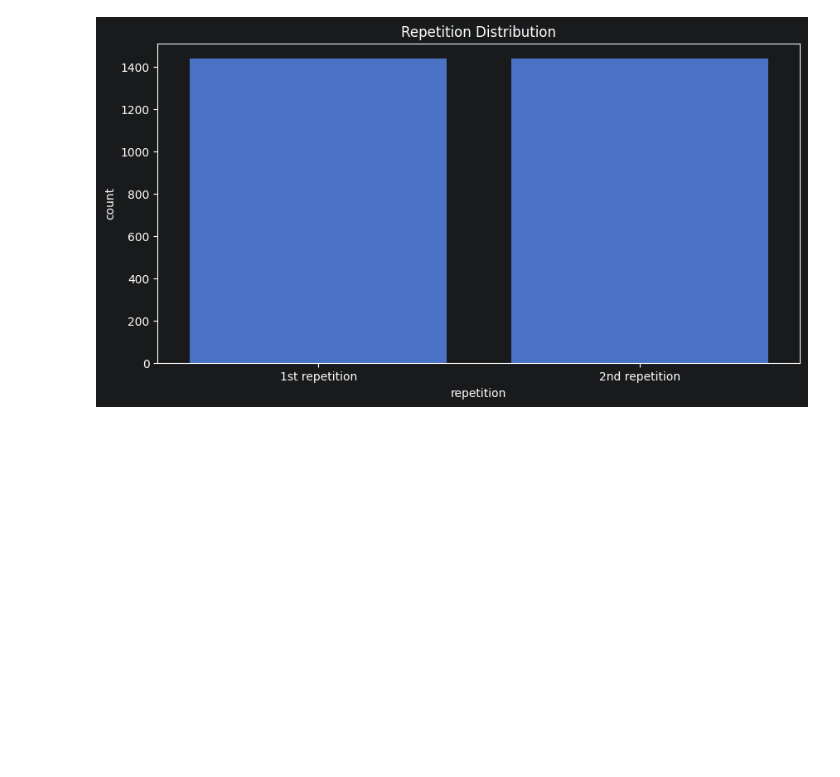
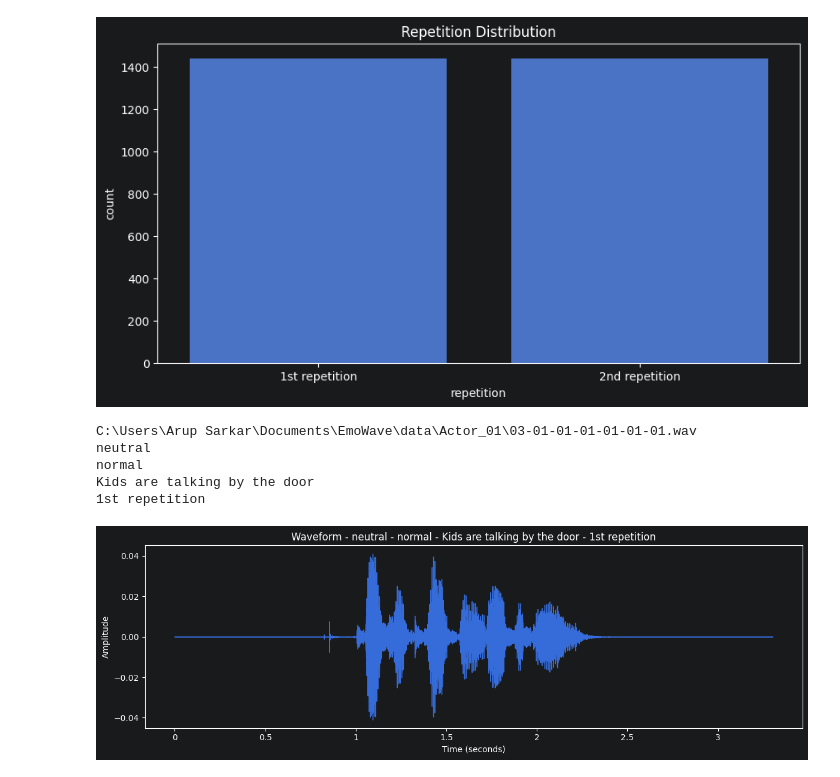
Before and after one commit to aviksarkar0204-stack/EmoWave-, a Jupyter notebook: Notebook/01_exploration.ipynb, the cells around one changed output. Saved outputs shown, nothing was run; the diff lists cells and outputs as text; code cells hidden in the pictures; blank space fills up the shorter version.

Commit message:
Enhance exploration notebook with audio loading, waveform visualization, and new dependencies

```diff
--- a/Notebook/01_exploration.ipynb
+++ b/Notebook/01_exploration.ipynb
@@ -149,3 +151,28 @@ sns.countplot(x='repetition',data=df)
 # %% [output]
 <Axes: title={'center': 'Repetition Distribution'}, xlabel='repetition', ylabel='count'>
 [figure]
+# %%
+sample = df.iloc[0]
+y, sr = librosa.load(sample['path'])
+
+print(sample['path'])
+print(sample['emotion'])
+print(sample['intensity'])
+print(sample['statement'])
+print(sample['repetition'])
+# %% [output]
+C:\Users\Arup Sarkar\Documents\EmoWave\data\Actor_01\03-01-01-01-01-01-01.wav
+neutral
+normal
+Kids are talking by the door
+1st repetition
+# %%
+plt.figure(figsize=(12, 4))
+librosa.display.waveshow(y, sr=sr)
+plt.title(f'Waveform - neutral - normal - Kids are talking by the door - 1st repetition')
+plt.xlabel('Time (seconds)')
+plt.ylabel('Amplitude')
+plt.tight_layout()
+plt.show()
+# %% [output]
+[figure, added]
```
Also changed, not shown: parts of 3 cells of this notebook.
